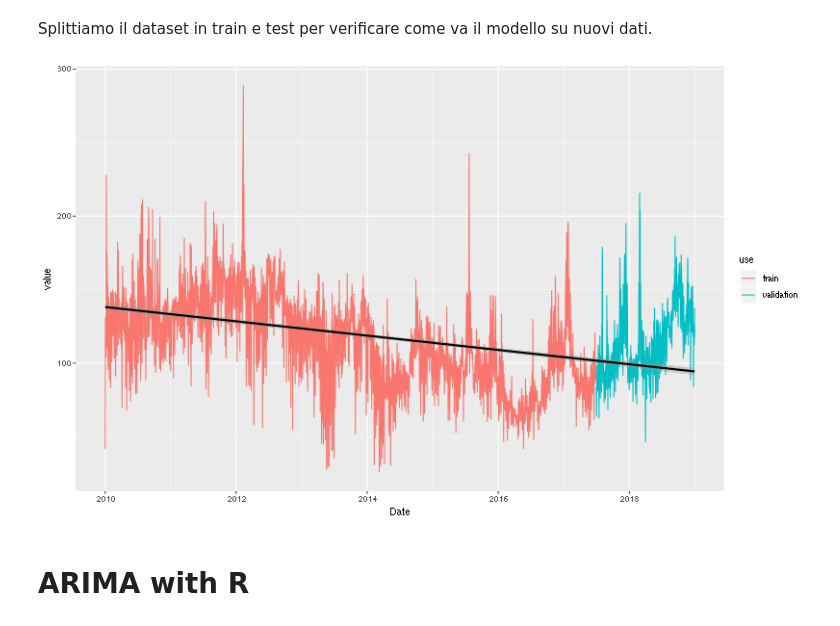
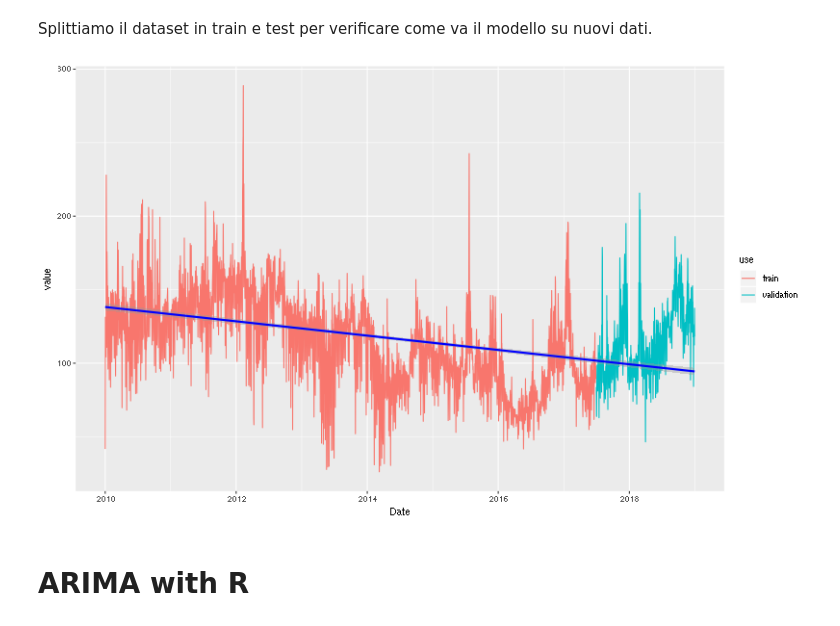
Before and after one commit to pkasela/Time_Series-Project, a Jupyter notebook: Pranav_Kasela_846965.ipynb, the cells around one changed output. Cells and saved outputs as stored; diff of their text form; code cells hidden in the pictures.

```diff
--- a/Pranav_Kasela_846965.ipynb
+++ b/Pranav_Kasela_846965.ipynb
@@ -57,13 +57,13 @@ validation <- idata["2017-07-01/2018-12-31"]
 # %%
 %%R -w 800
 
 rbind(data.frame(Date=index(train), value=coredata(train), use="train"),
      data.frame(Date=index(validation), value=coredata(validation), use="validation")) %>%
     ggplot(aes(x=Date, y=value)) +
         geom_line(aes(colour = use)) +
-        stat_smooth(method = "lm", se = T, col="black", level=0.99)
+        stat_smooth(method = "lm", se = T, col="blue", level=0.99)
 # %% [output]
-[figure, old version]
+[figure, new version]
 # %% [markdown]
 # ARIMA with R
 # %%
```
Also changed, not shown: parts of 45 cells of this notebook, 6 other files.
